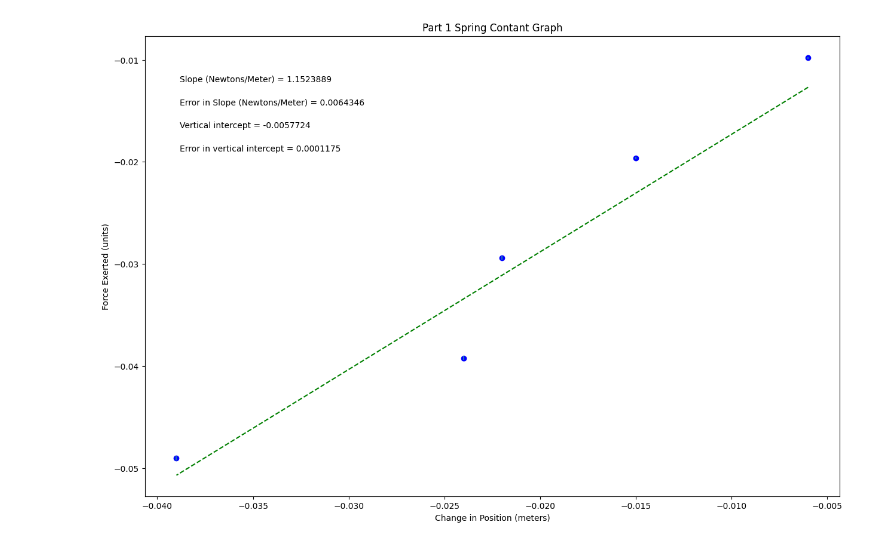
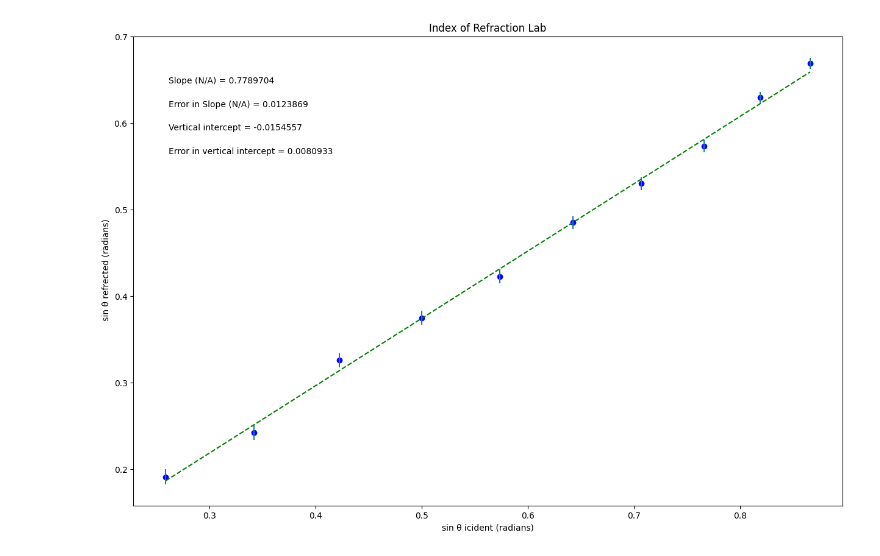
Before and after one commit to Aid3n-Erickson/218-labs, a Jupyter notebook: Copy_of_PHSXlab_plotting_template.ipynb, the cells around one changed output. Cells and saved outputs as stored; diff of their text form; code cells hidden in the pictures.

```diff
--- a/Copy_of_PHSXlab_plotting_template.ipynb
+++ b/Copy_of_PHSXlab_plotting_template.ipynb
@@ -19,11 +19,11 @@ import matplotlib.pyplot as plt
 #variable names should start with a letter and must contain only letters, numbers, and underscores
 
 
-xvariable_changeme = np.array([-0.006, -0.015, -0.022, -0.024, -0.039])
+xvariable_changeme = np.array([0.258819, 0.34202, 0.422618, 0.5, 0.573576, 0.642788, 0.707107, 0.766044, 0.819152, 0.866025])
 
-yvariable_changeme = np.array([-0.00981, -0.01962, -0.02943, -0.03924, -0.04905])
+yvariable_changeme = np.array([0.190809, 0.241922, 0.325568, 0.374607, 0.422618, 0.48481, 0.529919, 0.573576, 0.62932, 0.669131])
 
-err_yvariable_changeme = np.array([0.0000985, 0.000139, 0.00017, 0.000196, 0.000219])
+err_yvariable_changeme = np.array([0.00857347, 0.008476532, 0.008263498, 0.008105367, 0.007925019, 0.00765086, 0.0074207, 0.007170199, 0.006805754, 0.006510558])
 
 
 
@@ -37,10 +37,10 @@ dy = err_yvariable_changeme        #this should be your error in y array
 
 #UPDATE EACH OF THESE 4 STRINGS FOR YOUR PLOT LABELS AS YOU WANT THEM TO APPEAR
 
-plot_title= 'Part 1 Spring Contant Graph'
-x_label= 'Change in Position (meters)'
-y_label= 'Force Exerted (units)'
-slope_units= 'Newtons/Meter'
+plot_title= 'Index of Refraction Lab'
+x_label= 'sin θ icident (radians)'
+y_label= ' sin θ refrected (radians)'
+slope_units= 'N/A'
 
 #UPDATE ANNOTATION PLACEMENT SO IT'S OUT OF WAY OF PLOTTED DATA AND BEST FIT LINE
 #integer from 1 to 4, top R corner is 1 (counter-clockwise from there)
@@ -92,31 +92,31 @@ elif annotation_placement==3 or annotation_placement==4:
 #Don't need to change anything in this section!
 
 #Plot data on graph. Plot error bars and place values for slope,
 #error in slope, and vertical intercept (plus error) on the plot using "annotate"
 
 plt.figure(figsize=(15,10))
 
 plt.plot(x, fit, color='green', linestyle='--')
 plt.scatter(x, y, color='blue', marker='o')
 
 plt.xlabel(x_label)
 plt.ylabel(y_label)
 plt.title(plot_title)
 
 plt.errorbar(x, y, yerr=dy, xerr=None, fmt="none") #don't need to plot x error bars
 
 plt.annotate('Slope ({}) = {value:.{digits}f}'.format(slope_units,value=m, digits=7),
              (xpos, ypos[0]), xycoords='axes fraction')
 
 plt.annotate('Error in Slope ({}) = {value:.{digits}f}'.format(slope_units,value=dm, digits=7),
              (xpos, ypos[1]), xycoords='axes fraction')
 
 plt.annotate('Vertical intercept = {value:.{digits}f}'.format(value=b, digits=7),
              (xpos, ypos[2]), xycoords='axes fraction')
 
 plt.annotate('Error in vertical intercept = {value:.{digits}f}'.format(value=db, digits=7),
              (xpos, ypos[3]), xycoords='axes fraction')
 
 plt.show()
 # %% [output]
-[figure, old version]
+[figure, new version]
```
Also changed, not shown: parts of 1 cell of this notebook.
